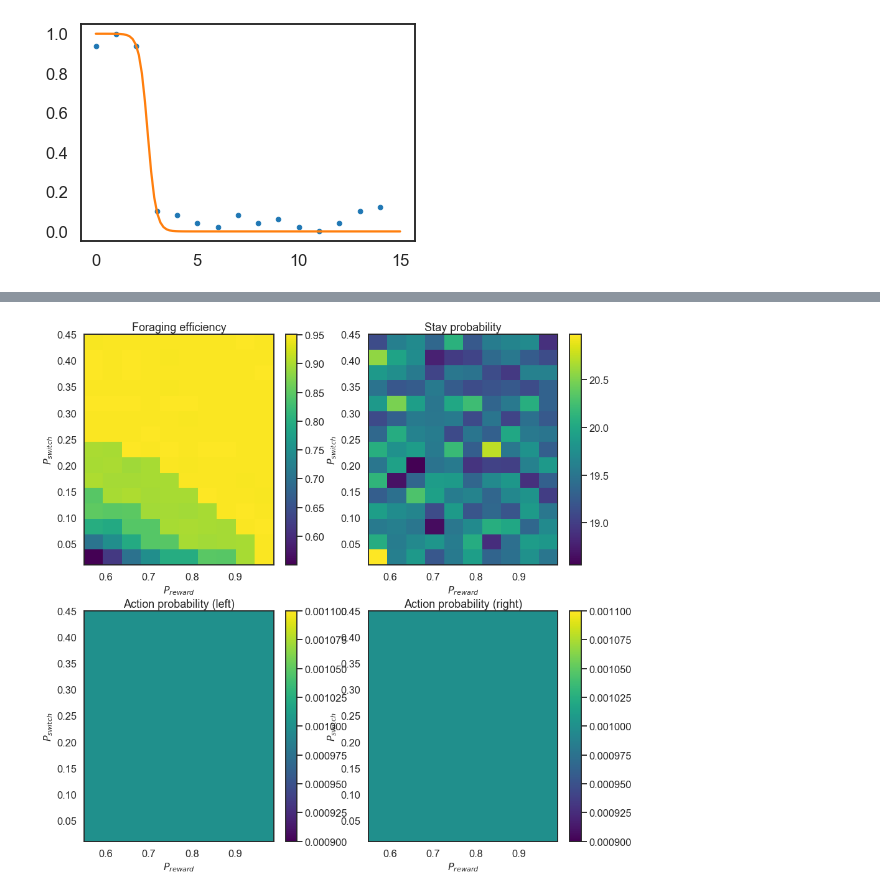
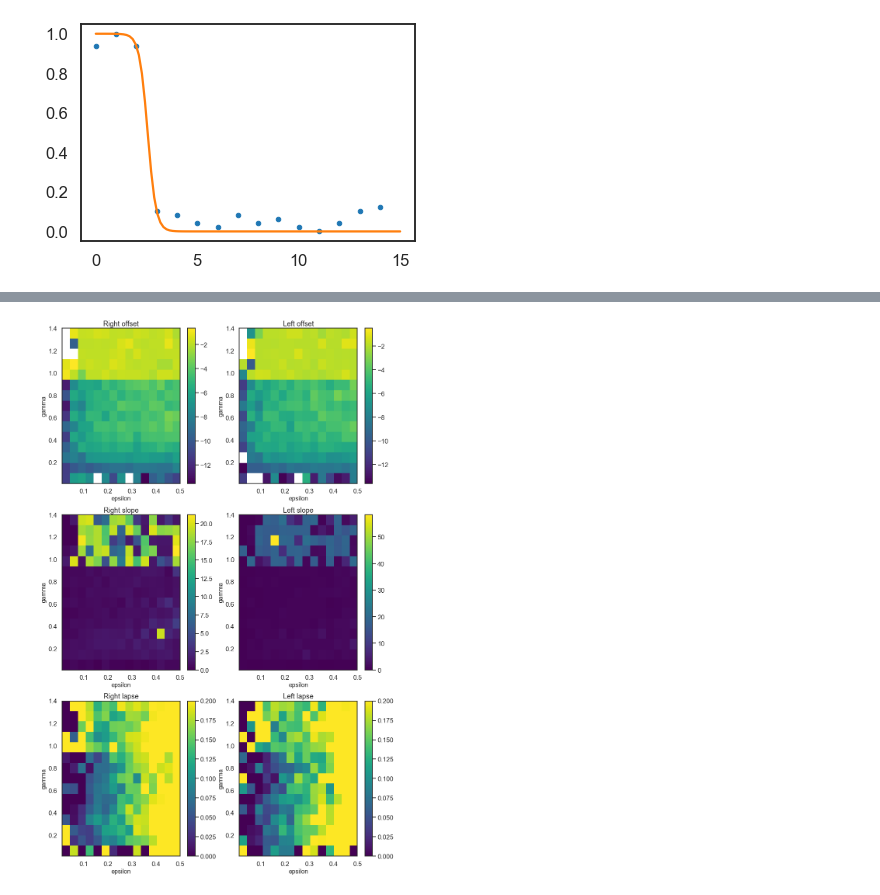
Before and after one commit to nhat-le/switching-simulations, a Jupyter notebook: switchingWorldCharacterization.ipynb, the cells around one changed output, grey strips where cells are left out. Cells and saved outputs as stored; diff of their text form; code cells hidden in the pictures.

```diff
--- a/switchingWorldCharacterization.ipynb
+++ b/switchingWorldCharacterization.ipynb
@@ -295,0 +394,14 @@ File exists! Skipping save...
+# %%
+# Figure out some params for plotting depending on the simtype
+if simtype == 'qlearning':
+    xlst = epslst
+    ylst = gammalst
+    xlabel = 'epsilon'
+    ylabel = 'gamma'
+
+
+elif simtype == 'inf-based':
+    xlst = prewlst
+    ylst = pswitchlst
+    xlabel = r'$P_{reward}$'
+    ylabel = r'$P_{switch}$'
@@ -296,44 +424,72 @@ File exists! Skipping save...
 # %%
 # Plot of foraging efficiency
-plt.figure(figsize=(15, 15))
-plt.subplot(221)
-plt.imshow(efflist, origin='lower', cmap='viridis', aspect='auto',
-              extent=[min(prewlst), max(prewlst), min(pswitchlst), max(pswitchlst)])
+plt.figure(figsize=(15, 25))
+plt.subplot(321)
+plt.imshow(PRoffsetlist, origin='lower', cmap='viridis', aspect='auto',
+              extent=[min(xlst), max(xlst), min(ylst), max(ylst)],
+          )
 plt.colorbar()
 
 fontdict = {'fontsize': 16,
  'fontweight': 2}
 
-plt.xlabel(r'$P_{reward}$', fontdict)
-plt.ylabel(r'$P_{switch}$', fontdict)
-plt.title('Foraging efficiency')
+plt.xlabel(xlabel, fontdict)
+plt.ylabel(ylabel, fontdict)
+plt.title('Right offset')
 
 
 # Plot of transition probability
-plt.subplot(222)
-plt.imshow(1 / (1-T11lst), aspect='auto', origin='lower', cmap='viridis',
-           extent=[min(prewlst), max(prewlst), min(pswitchlst), max(pswitchlst)],
+plt.subplot(322)
+plt.imshow(PLoffsetlist, aspect='auto', origin='lower', cmap='viridis',
+           extent=[min(xlst), max(xlst), min(ylst), max(ylst)],
 
           )
 plt.colorbar()
-plt.xlabel(r'$P_{reward}$', fontdict)
-plt.ylabel(r'$P_{switch}$', fontdict)
-plt.title('Stay probability')
+plt.xlabel(xlabel, fontdict)
+plt.ylabel(ylabel, fontdict)
+plt.title('Left offset')
 
-plt.subplot(223)
-plt.imshow(1-np.maximum(E1lst, E2lst), aspect='auto', origin='lower', cmap='viridis',
-           extent=[min(prewlst), max(prewlst), min(pswitchlst), max(pswitchlst)])
+plt.subplot(323)
+plt.imshow(PRslopelist, aspect='auto', origin='lower', cmap='viridis',
+           extent=[min(xlst), max(xlst), min(ylst), max(ylst)],
+          )
 plt.colorbar()
-plt.xlabel(r'$P_{reward}$', fontdict)
-plt.ylabel(r'$P_{switch}$', fontdict)
-plt.title('Action probability (left)')
+plt.xlabel(xlabel, fontdict)
+plt.ylabel(ylabel, fontdict)
+plt.title('Right slope')
 
 
-plt.subplot(224)
-plt.imshow(np.minimum(E1lst, E2lst), aspect='auto', origin='lower', cmap='viridis',
-           extent=[min(prewlst), max(prewlst), min(pswitchlst), max(pswitchlst)])
+plt.subplot(324)
+plt.imshow(-PLslopelist, aspect='auto', origin='lower', cmap='viridis',
+           extent=[min(xlst), max(xlst), min(ylst), max(ylst)],
+          )
 plt.colorbar()
-plt.xlabel(r'$P_{reward}$', fontdict)
-plt.ylabel(r'$P_{switch}$', fontdict)
-plt.title('Action probability (right)')
+plt.xlabel(xlabel, fontdict)
+plt.ylabel(ylabel, fontdict)
+plt.title('Left slope')
+
+plt.subplot(325)
+plt.imshow(LapseR, origin='lower', cmap='viridis', aspect='auto',
+              extent=[min(xlst), max(xlst), min(ylst), max(ylst)],
+          vmin=0, vmax=0.2)
+plt.colorbar()
+
+fontdict = {'fontsize': 16,
+ 'fontweight': 2}
+
+plt.xlabel(xlabel, fontdict)
+plt.ylabel(ylabel, fontdict)
+plt.title('Right lapse')
+
+
+# Plot of transition probability
+plt.subplot(326)
+plt.imshow(LapseL, aspect='auto', origin='lower', cmap='viridis',
+           extent=[min(xlst), max(xlst), min(ylst), max(ylst)],
+           vmin=0, vmax=0.2
+          )
+plt.colorbar()
+plt.xlabel(xlabel, fontdict)
+plt.ylabel(ylabel, fontdict)
+plt.title('Left lapse')
 # %% [output]
@@ -341 +497 @@ Text(0.5, 1.0, 'Action probability (right)')
-[figure, old version]
+[figure, new version]
```
Also changed, not shown: parts of 26 cells of this notebook.
